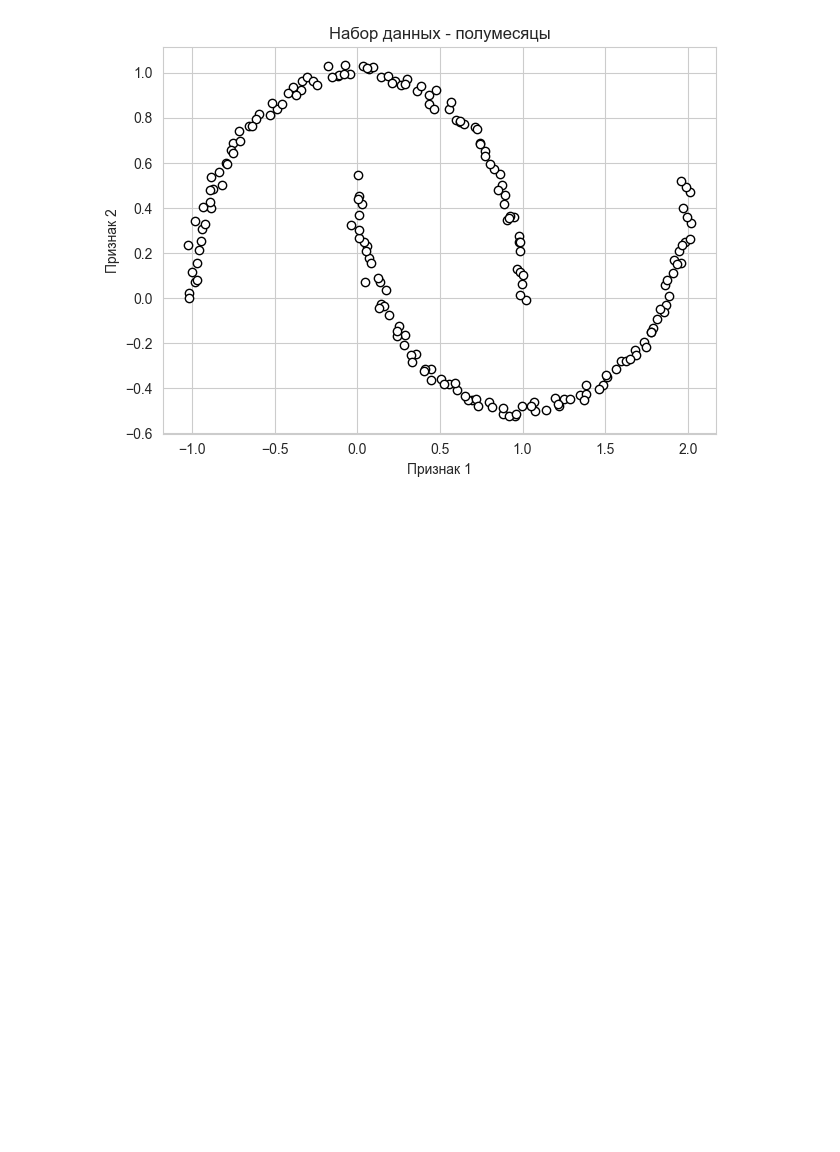
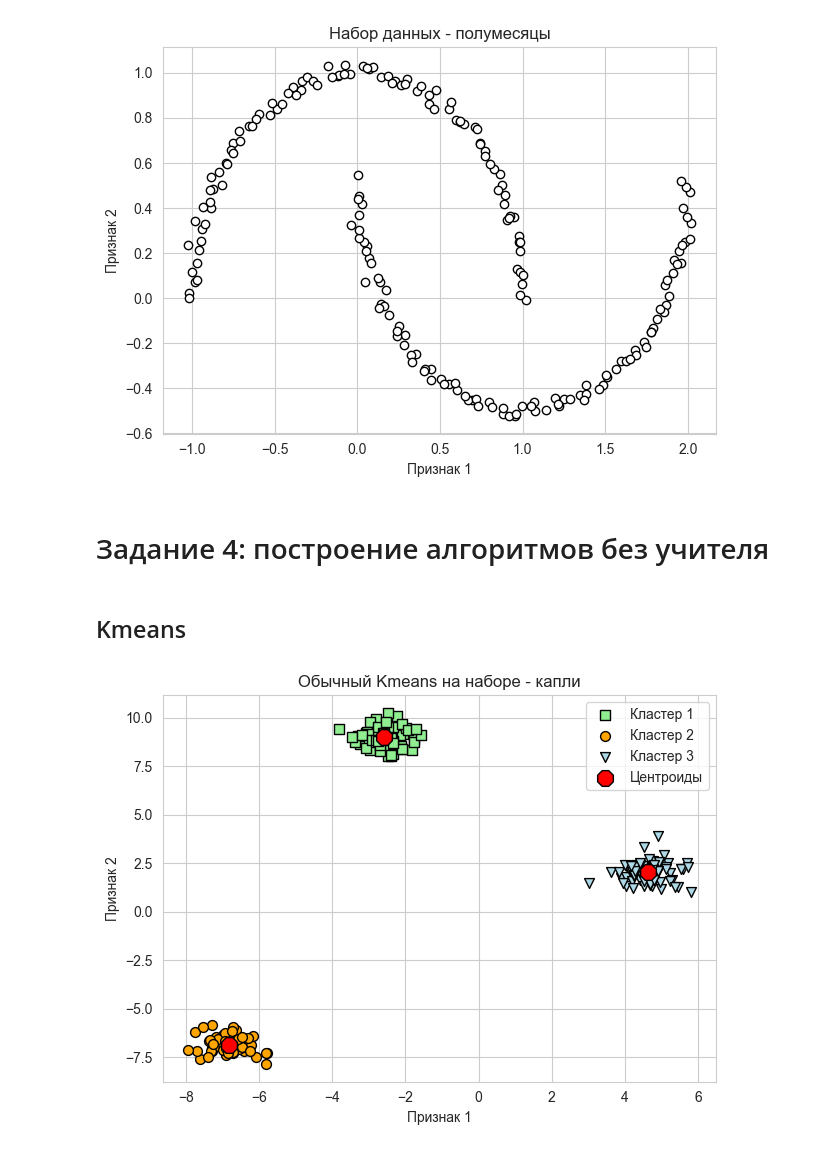
Before and after one commit to Safuanov888/Unsupervised_learning_VUZ, a Jupyter notebook: Models.ipynb, the cells around one changed output. Saved outputs shown, nothing was run; the diff lists cells and outputs as text; code cells hidden in the pictures; blank space fills up the shorter version.

Commit message:
Построил обычный Kmeans

```diff
--- a/Models.ipynb
+++ b/Models.ipynb
@@ -46,3 +47,45 @@ plt.title('Набор данных - полумесяцы')
 plt.tight_layout()
 # %% [output]
 [figure]
+# %% [markdown]
+# Задание 4: построение алгоритмов без учителя
+# %% [markdown]
+## Kmeans
+# %%
+kmeans_base_blobs = KMeans(n_clusters=3,
+                init='random',
+                tol=1e-4,
+                max_iter=300,
+                random_state=42,
+                n_init=10)
+preds = kmeans_base_blobs.fit_predict(X)
+# %%
+plt.scatter(X[preds == 0, 0],
+            X[preds == 0, 1],
+            s=50, c='lightgreen',
+            marker='s', edgecolor='black',
+            label='Кластер 1')
+plt.scatter(X[preds == 1, 0],
+            X[preds == 1, 1],
+            s=50, c='orange',
+            marker='o', edgecolor='black',
+            label='Кластер 2')
+plt.scatter(X[preds == 2, 0],
+            X[preds == 2, 1],
+            s=50, c='lightblue',
+            marker='v', edgecolor='black',
+            label='Кластер 3')
+plt.scatter(kmeans_base_blobs.cluster_centers_[:, 0],
+            kmeans_base_blobs.cluster_centers_[:, 1],
+            s=150, marker='8',
+            c='red', edgecolor='black',
+            label='Центроиды')
+
+plt.xlabel('Признак 1')
+plt.ylabel('Признак 2')
+
+plt.legend(scatterpoints=1)
+plt.title('Обычный Kmeans на наборе - капли')
+plt.tight_layout()
+# %% [output]
+[figure, added]
```
Also changed, not shown: parts of 3 cells of this notebook.
